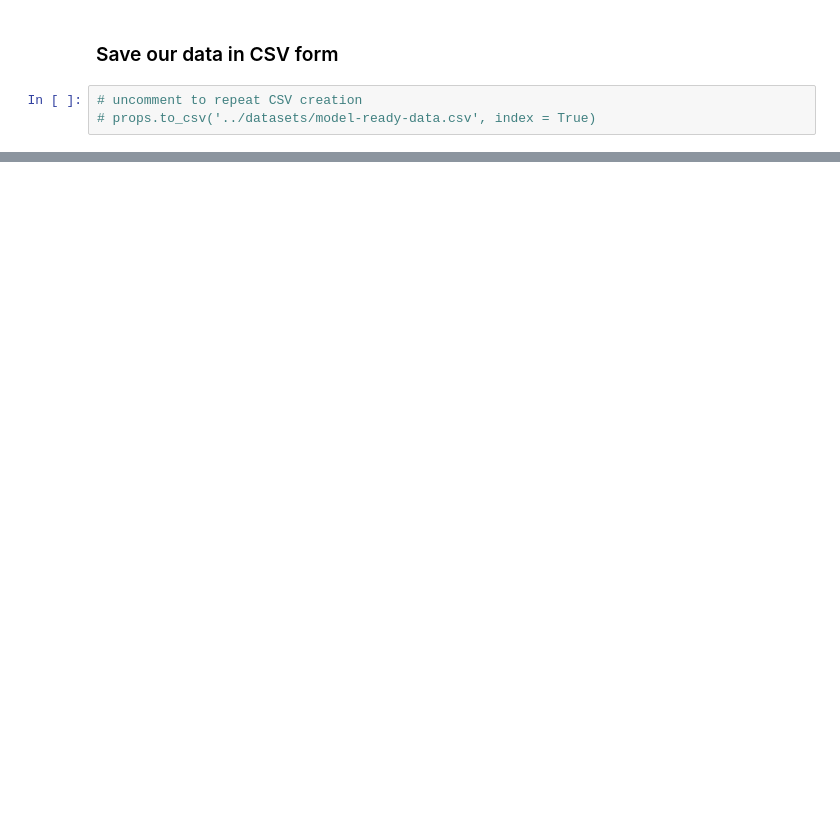
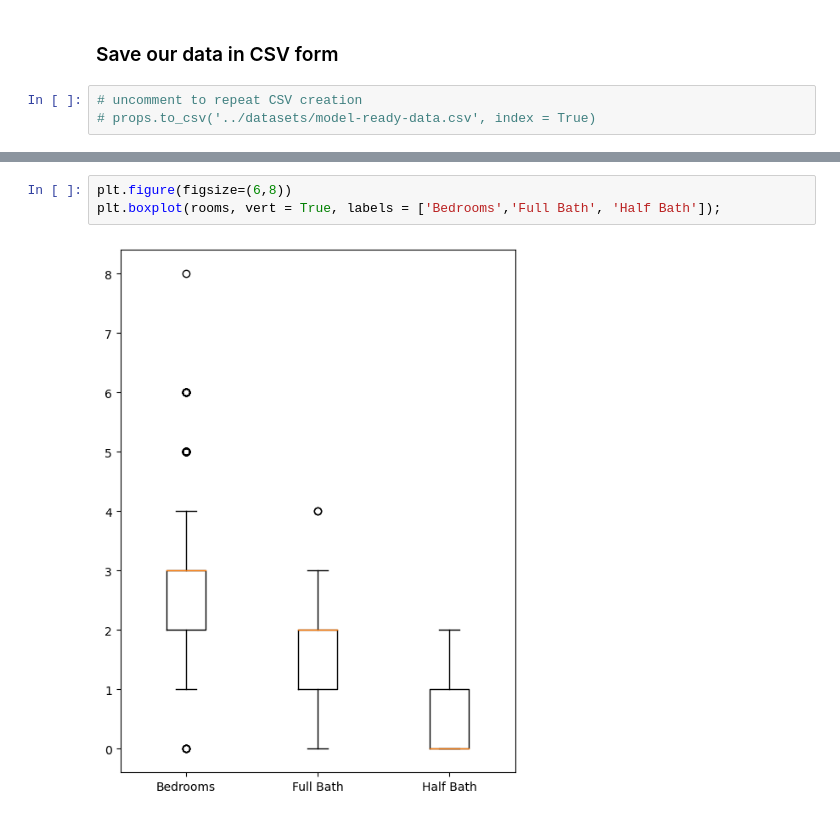
Before and after one commit to mikeminik/housing_prices_OLS_regression, a Jupyter notebook: code/01_Data Cleaning.ipynb, the cells around one changed output, grey strips where cells are left out. Saved outputs shown, nothing was run; the diff lists cells and outputs as text; blank space fills up the shorter version.

```diff
--- a/code/01_Data Cleaning.ipynb
+++ b/code/01_Data Cleaning.ipynb
@@ -586,0 +596,5 @@ dtype: object
+# %%
+plt.figure(figsize=(6,8))
+plt.boxplot(rooms, vert = True, labels = ['Bedrooms','Full Bath', 'Half Bath']);
+# %% [output]
+[figure, added]
```
Also changed, not shown: parts of 20 cells of this notebook, 3 other files.
